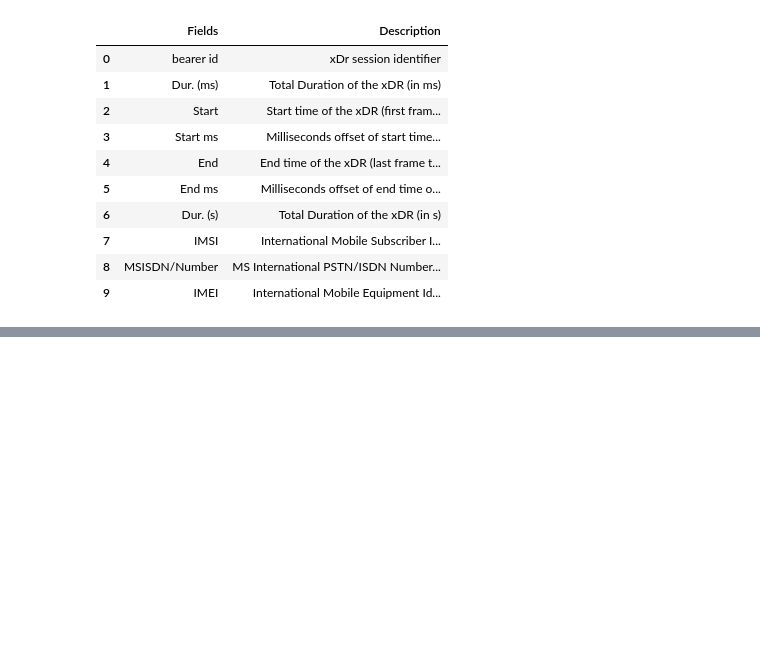
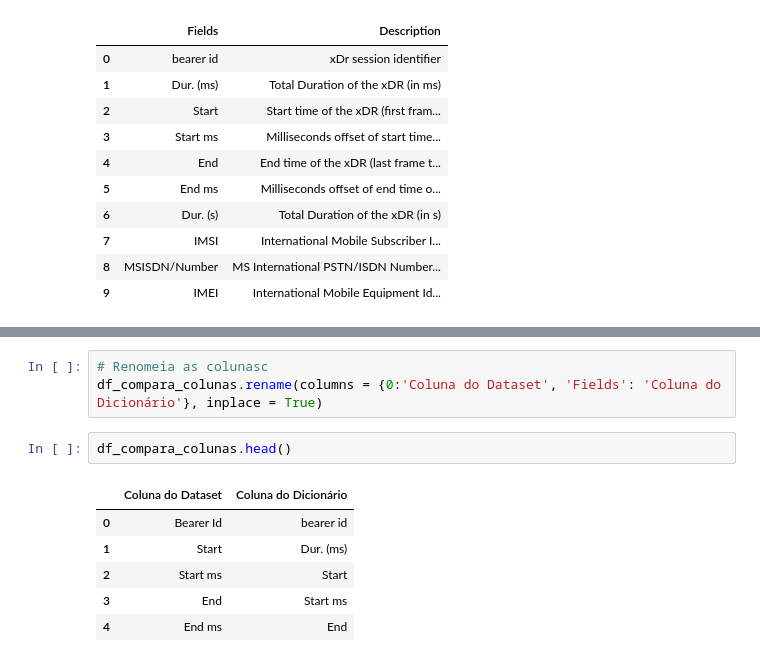
Before and after one commit to leojutsu/analise_de_dados, a Jupyter notebook: projeto3.ipynb, the cells around one changed output, grey strips where cells are left out. Cells and saved outputs as stored; diff of their text form; blank space fills up the shorter version.

```diff
--- a/projeto3.ipynb
+++ b/projeto3.ipynb
@@ -108,0 +167,12 @@ dicionario.head(10)
+# %%
+# Renomeia as colunasc
+df_compara_colunas.rename(columns = {0:'Coluna do Dataset', 'Fields': 'Coluna do Dicionário'}, inplace = True)
+# %%
+df_compara_colunas.head()
+# %% [output]
+|  | Coluna do Dataset | Coluna do Dicionário |
+| 0 | Bearer Id | bearer id |
+| 1 | Start | Dur. (ms) |
+| 2 | Start ms | Start |
+| 3 | End | Start ms |
+| 4 | End ms | End |
```
Also changed, not shown: parts of 9 cells of this notebook.
